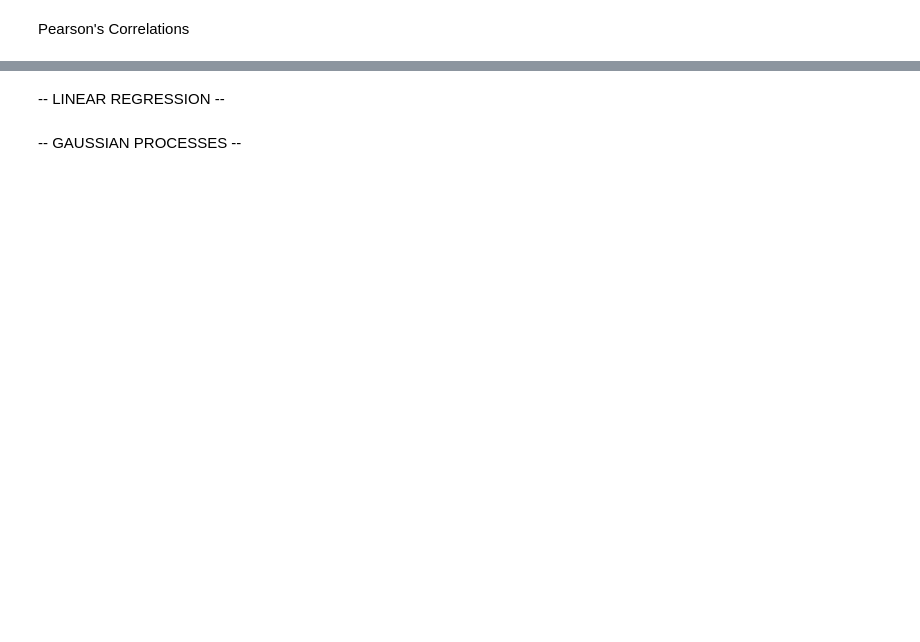
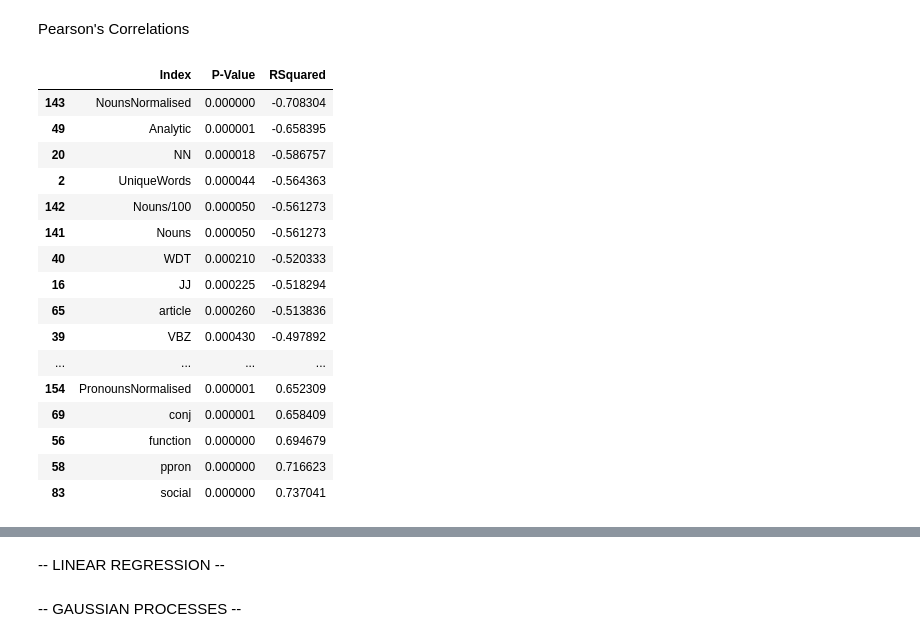
Before and after one commit to joealcantara/NLP, a Jupyter notebook: featureCreator.ipynb, the cells around one changed output, grey strips where cells are left out. Cells and saved outputs as stored; diff of their text form; code cells hidden in the pictures; blank space fills up the shorter version.

```diff
--- a/featureCreator.ipynb
+++ b/featureCreator.ipynb
@@ -598,4 +304,9 @@ print('P Value', '{0:.10f}'.format(p))
-# %%
-r,p = pearsonr(dfGWHB['index'], (dfGWHB['TTR']))
-print('R Squared', r)
-print('P Value', '{0:.10f}'.format(p))
+# %%
+resultsReagan = pd.DataFrame()
+columnsReagan = list(dfReagan)
+# %%
+columnsReagan.remove('index')
+columnsReagan.remove('Filename')
+columnsReagan.remove('Date')
+columnsReagan.remove('JDate')
+columnsReagan.remove('Julian')
@@ -601,0 +346,23 @@ print('P Value', '{0:.10f}'.format(p))
+# %%
+subsetReagan = pd.DataFrame()
+subsetReagan = resultsReagan.loc[resultsReagan['P-Value'] < 0.05]
+subsetReagan = subsetReagan.sort_values(by=['RSquared'])
+subsetReagan
+# %% [output]
+|  | Index | P-Value | RSquared |
+| 143 | NounsNormalised | 0.000000 | -0.708304 |
+| 49 | Analytic | 0.000001 | -0.658395 |
+| 20 | NN | 0.000018 | -0.586757 |
+| 2 | UniqueWords | 0.000044 | -0.564363 |
+| 142 | Nouns/100 | 0.000050 | -0.561273 |
+| 141 | Nouns | 0.000050 | -0.561273 |
+| 40 | WDT | 0.000210 | -0.520333 |
+| 16 | JJ | 0.000225 | -0.518294 |
+| 65 | article | 0.000260 | -0.513836 |
+| 39 | VBZ | 0.000430 | -0.497892 |
+| ... | ... | ... | ... |
+| 154 | PronounsNormalised | 0.000001 | 0.652309 |
+| 69 | conj | 0.000001 | 0.658409 |
+| 56 | function | 0.000000 | 0.694679 |
+| 58 | ppron | 0.000000 | 0.716623 |
+| 83 | social | 0.000000 | 0.737041 |
```
Also changed, not shown: parts of 98 cells of this notebook, 8 other files.
